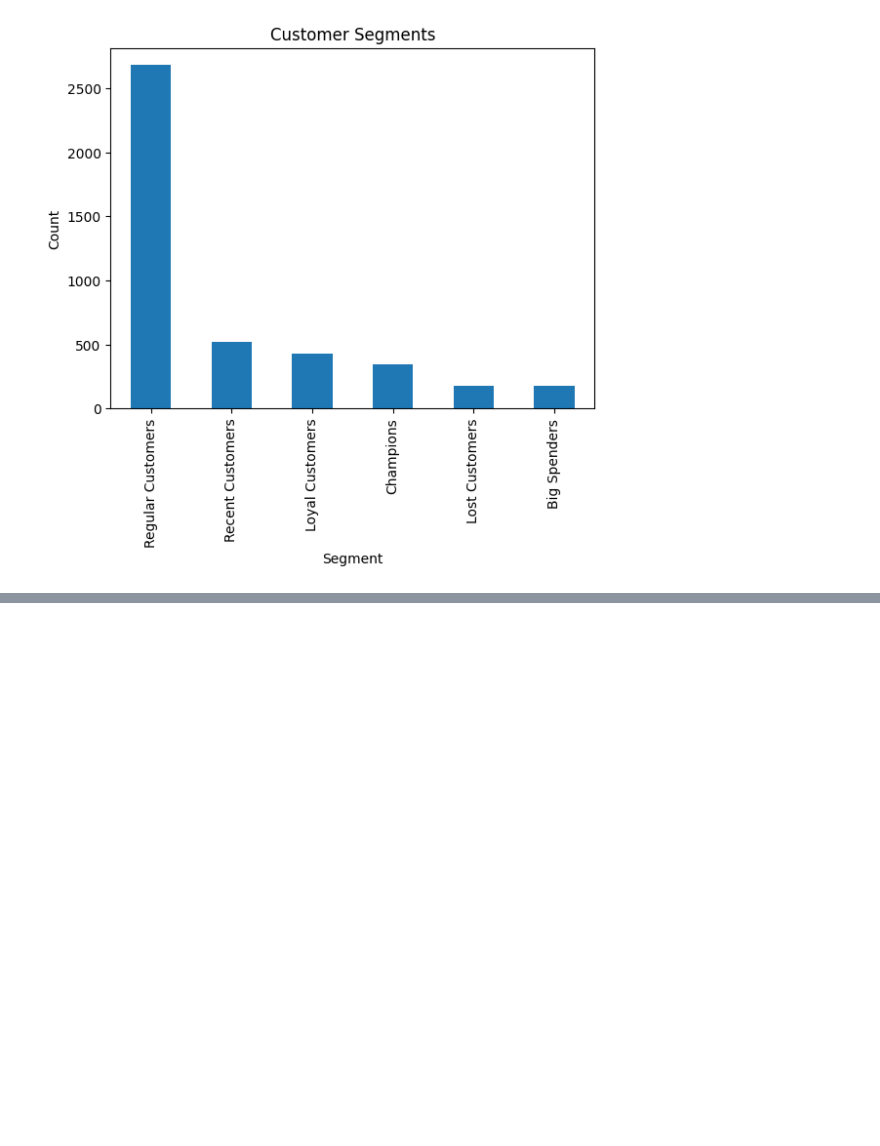
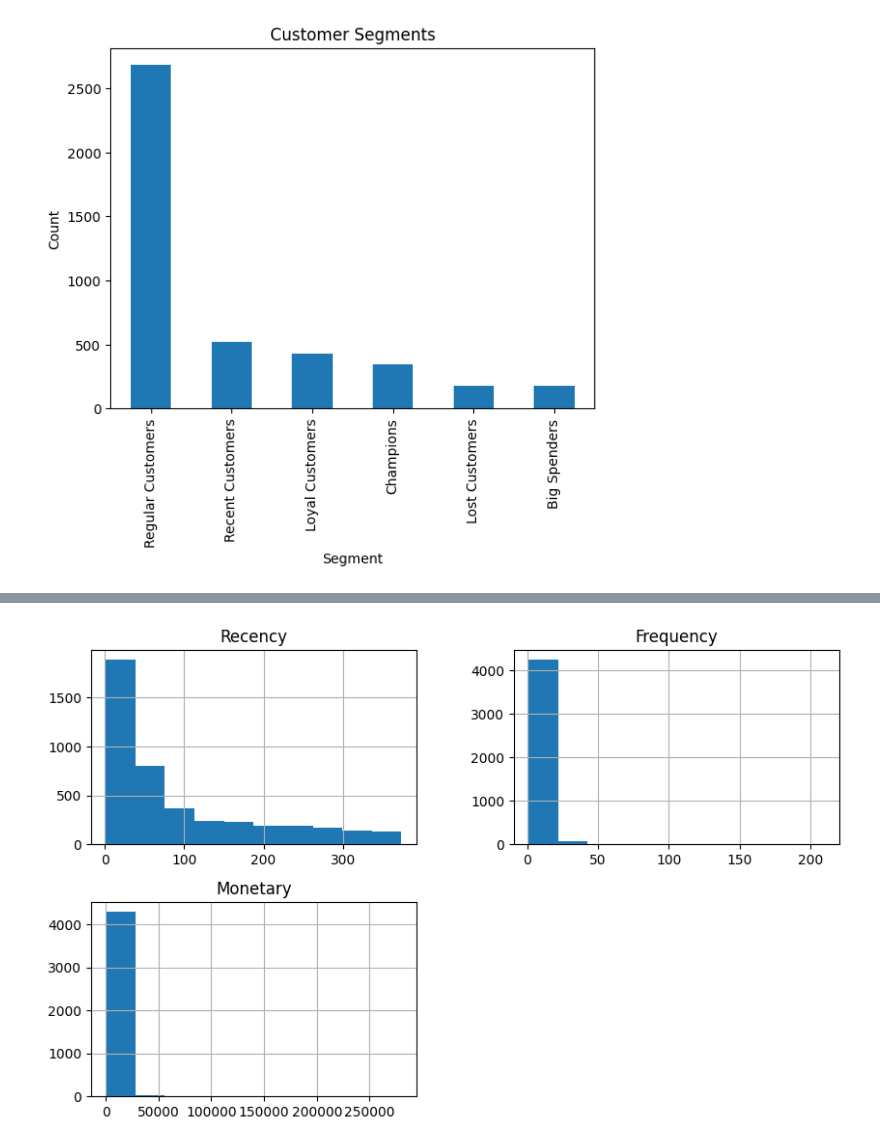
Before and after one commit to gurudev-1113/Customer-Segmentation-And-Retention-Analysis, a Jupyter notebook: notebooks/rfm_analysis.ipynb, the cells around one changed output, grey strips where cells are left out. Cells and saved outputs as stored; diff of their text form; code cells hidden in the pictures; blank space fills up the shorter version.

```diff
--- a/notebooks/rfm_analysis.ipynb
+++ b/notebooks/rfm_analysis.ipynb
@@ -325,0 +357,7 @@ plt.show()
+# %%
+rfm_features = rfm[['Recency', 'Frequency', 'Monetary']]
+# %%
+rfm_features.hist(figsize=(10,6))
+plt.show()
+# %% [output]
+[figure, added]
```
Also changed, not shown: parts of 18 cells of this notebook, 1 other file.
